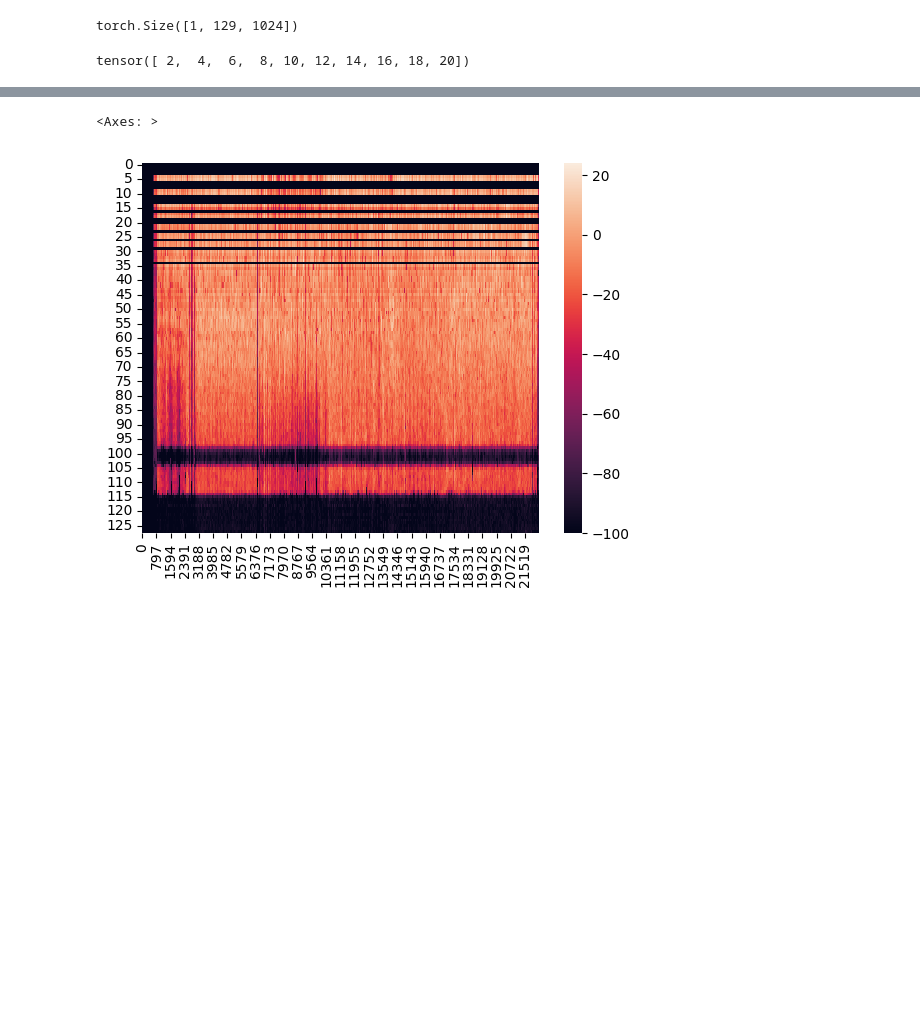
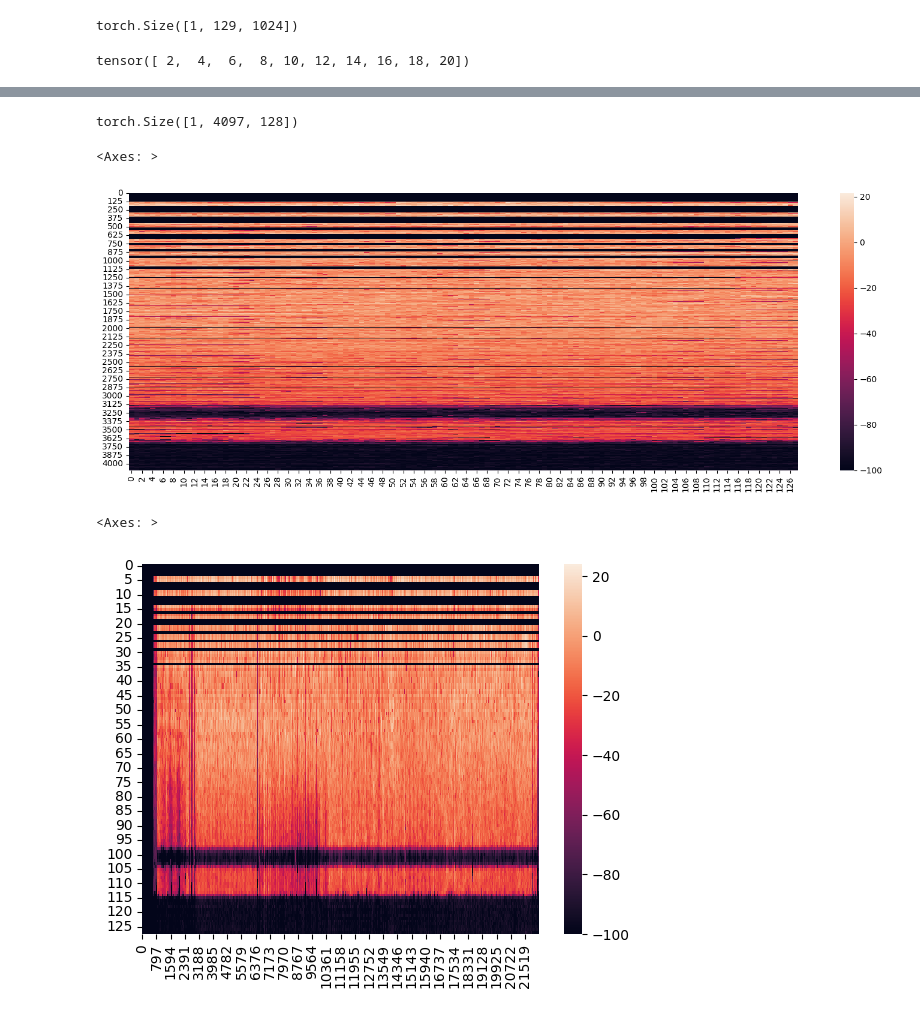
Before and after one commit to Boatkungg/song2midi, a Jupyter notebook: train.ipynb, the cells around one changed output, grey strips where cells are left out. Cells and saved outputs as stored; diff of their text form; code cells hidden in the pictures; blank space fills up the shorter version.

```diff
--- a/train.ipynb
+++ b/train.ipynb
@@ -202,0 +211,2 @@ conv = nn.AdaptiveMaxPool1d(1024)
+# %%
+inter = nn.functional.interpolate(mel_db.unsqueeze(0), size=(128, 4096), mode='bilinear', align_corners=False).squeeze(0)
@@ -203,3 +215,13 @@ conv = nn.AdaptiveMaxPool1d(1024)
+# %%
+torch.cat([torch.rand((1, 1, 128)), inter2], dim=-2).shape
+# %% [output]
+torch.Size([1, 4097, 128])
+# %%
+plt.figure(figsize=(18,6))
+sns.heatmap(inter[0].reshape(4096, 128))
+# %% [output]
+<Axes: >
+[figure, added]
 # %%
 sns.heatmap(mel_db[0])
 # %% [output]
```
Also changed, not shown: parts of 13 cells of this notebook.
